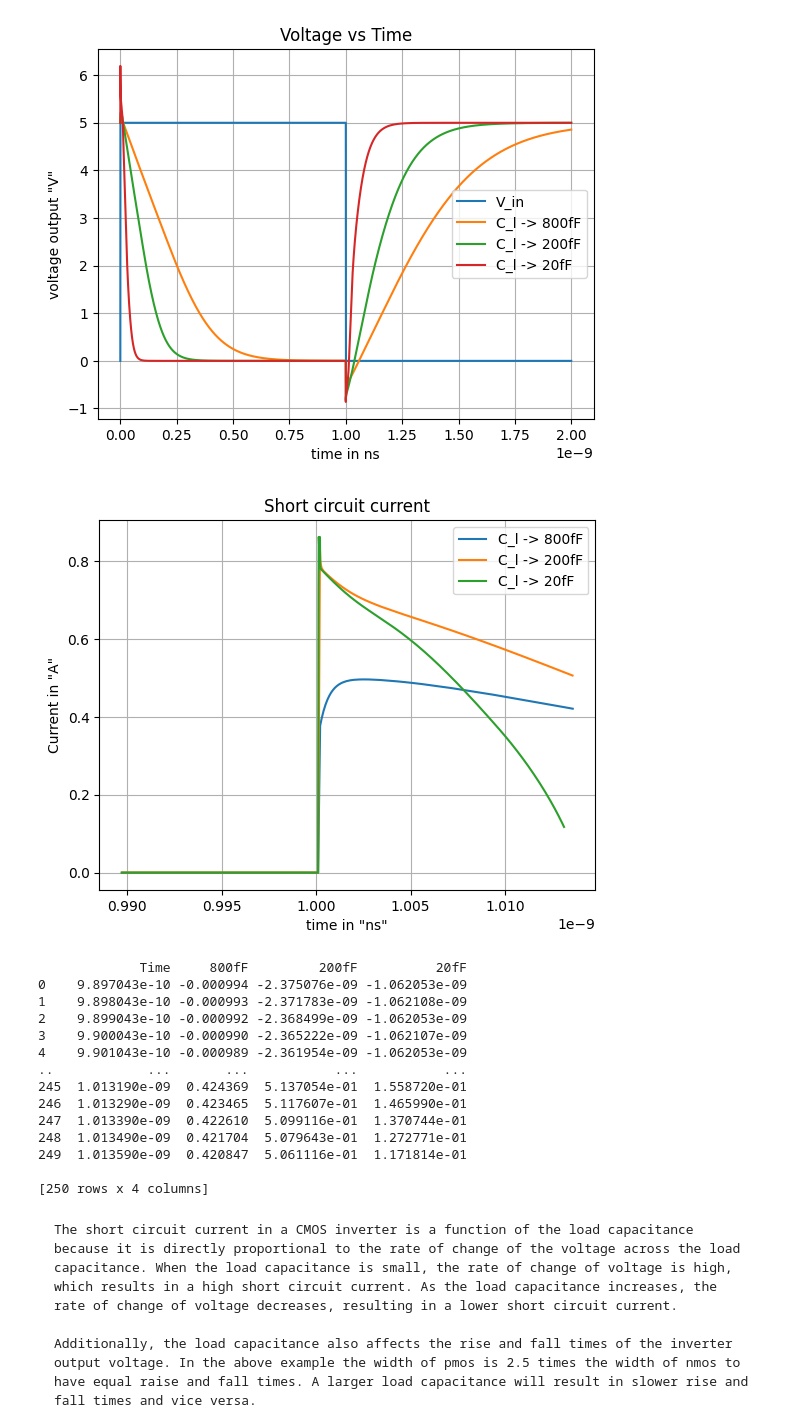
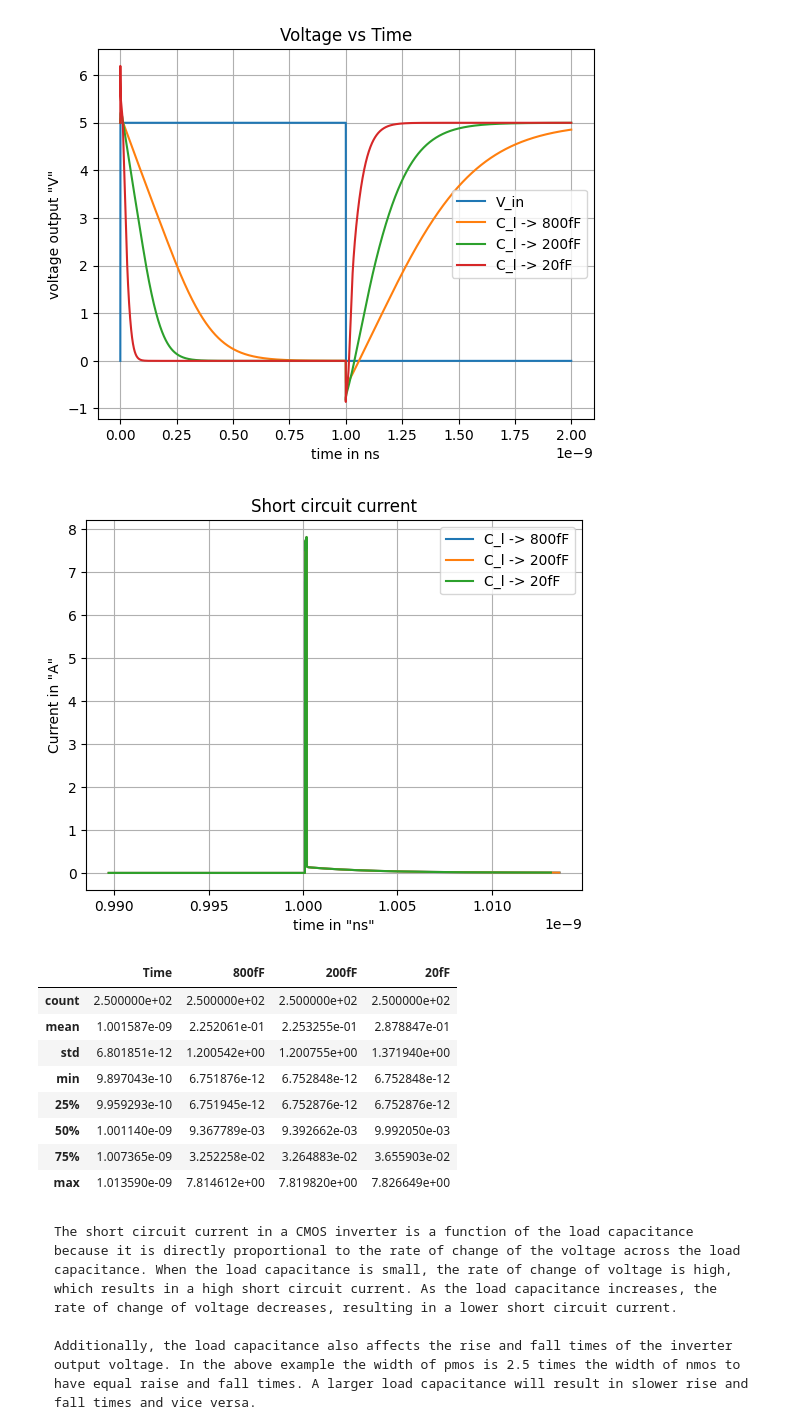
Before and after one commit to the-pinbo/EC802-Low-Power-VLSI-Design, a Jupyter notebook: Assignment-2/plots.ipynb, the cells around one changed output. Saved outputs shown, nothing was run; the diff lists cells and outputs as text; code cells hidden in the pictures.

````diff
--- a/Assignment-2/plots.ipynb
+++ b/Assignment-2/plots.ipynb
@@ -98,47 +115,42 @@ plt.show()
 [figure]
 # %%
 n = len(data1)//2
-plt.plot(data1[n-100:n+150,0], -data1[n-100:n+150:,1], label=f'C_l -> 800fF')
+plt.plot(data1[n-100:n+150,0], -data1[n-100:n+150:,5], label=f'C_l -> 800fF')
 # plot the second data set
-plt.plot(data2[n-100:n+150,0], -data2[n-100:n+150:,1], label=f'C_l -> 200fF')
+plt.plot(data2[n-100:n+150,0], -data2[n-100:n+150:,5], label=f'C_l -> 200fF')
 # plot the third data set
-plt.plot(data3[n-100:n+150,0], -data3[n-100:n+150:,1], label=f'C_l -> 20fF')
+plt.plot(data3[n-100:n+150,0], -data3[n-100:n+150:,5], label=f'C_l -> 20fF')
 
 # add a legend
 plt.legend()
 plt.xlabel('time in "ns"')
 plt.ylabel('Current in "A"')
 plt.title('Short circuit current')
 plt.grid()
 plt.show()
 # %% [output]
-[figure, old version]
+[figure, new version]
 # %%
 data = np.array([data1[n-100:n+150,0],
-                -data1[n-100:n+150,1],
-                -data2[n-100:n+150,1],
-                -data3[n-100:n+150,1]])
+                -data1[n-100:n+150,5],
+                -data2[n-100:n+150,5],
+                -data3[n-100:n+150,5]])
 
 # convert the array to a pandas dataframe
 df = pd.DataFrame(data.T, columns=['Time', '800fF', '200fF','20fF'])
 
 # display the table in the notebook
-print(df)
+df.describe()
 # %% [output]
-             Time     800fF         200fF          20fF
-0    9.897043e-10 -0.000994 -2.375076e-09 -1.062053e-09
-1    9.898043e-10 -0.000993 -2.371783e-09 -1.062108e-09
-2    9.899043e-10 -0.000992 -2.368499e-09 -1.062053e-09
-3    9.900043e-10 -0.000990 -2.365222e-09 -1.062107e-09
-4    9.901043e-10 -0.000989 -2.361954e-09 -1.062053e-09
-..            ...       ...           ...           ...
-245  1.013190e-09  0.424369  5.137054e-01  1.558720e-01
-246  1.013290e-09  0.423465  5.117607e-01  1.465990e-01
-247  1.013390e-09  0.422610  5.099116e-01  1.370744e-01
-248  1.013490e-09  0.421704  5.079643e-01  1.272771e-01
-249  1.013590e-09  0.420847  5.061116e-01  1.171814e-01
-
-[250 rows x 4 columns]
+|  | Time | 800fF | 200fF | 20fF |
+| count | 2.500000e+02 | 2.500000e+02 | 2.500000e+02 | 2.500000e+02 |
+| mean | 1.001587e-09 | 2.252061e-01 | 2.253255e-01 | 2.878847e-01 |
+| std | 6.801851e-12 | 1.200542e+00 | 1.200755e+00 | 1.371940e+00 |
+| min | 9.897043e-10 | 6.751876e-12 | 6.752848e-12 | 6.752848e-12 |
+| 25% | 9.959293e-10 | 6.751945e-12 | 6.752876e-12 | 6.752876e-12 |
+| 50% | 1.001140e-09 | 9.367789e-03 | 9.392662e-03 | 9.992050e-03 |
+| 75% | 1.007365e-09 | 3.252258e-02 | 3.264883e-02 | 3.655903e-02 |
+| max | 1.013590e-09 | 7.814612e+00 | 7.819820e+00 | 7.826649e+00 |
 # %% [markdown]
 ```
 The short circuit current in a CMOS inverter is a function of the load capacitance because it is directly proportional to the rate of change of the voltage across the load capacitance. When the load capacitance is small, the rate of change of voltage is high, which results in a high short circuit current. As the load capacitance increases, the rate of change of voltage decreases, resulting in a lower short circuit current.
````
Also changed, not shown: parts of 4 cells of this notebook, 4 other files.
